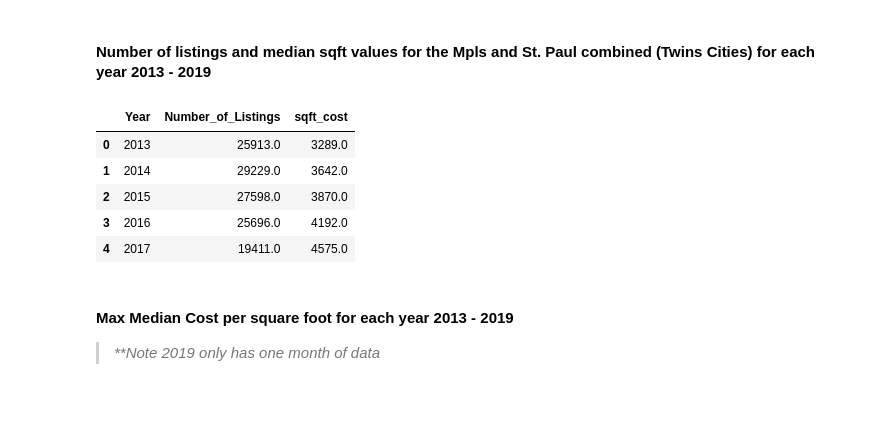
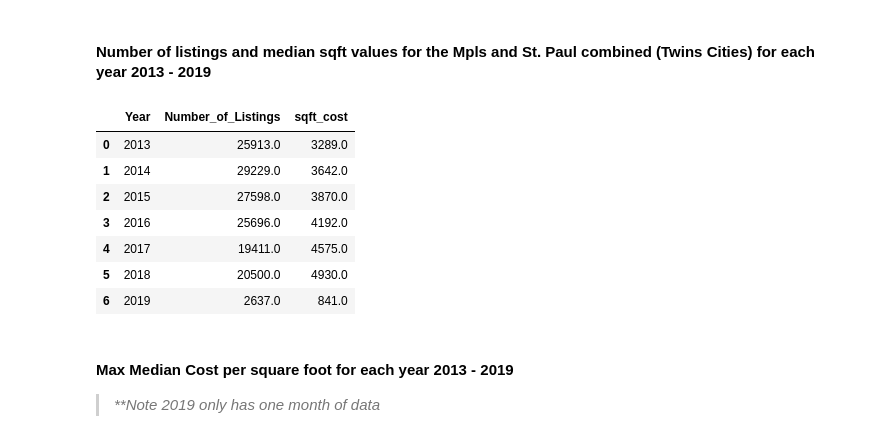
Before and after one commit to crieck/housing-using-zillow-ZHVI, a Jupyter notebook: housing_plots.ipynb, the cells around one changed output. Cells and saved outputs as stored; diff of their text form; code cells hidden in the pictures; blank space fills up the shorter version.

```diff
--- a/housing_plots.ipynb
+++ b/housing_plots.ipynb
@@ -80,14 +80,16 @@ listings_by_year = pd.DataFrame(listings_by_year)
 listings_by_year['sqft_cost'] = sqft_values
 listings_by_year= listings_by_year.reset_index()
 # %%
-listings_by_year.head()
+listings_by_year
 # %% [output]
 |  | Year | Number_of_Listings | sqft_cost |
 | 0 | 2013 | 25913.0 | 3289.0 |
 | 1 | 2014 | 29229.0 | 3642.0 |
 | 2 | 2015 | 27598.0 | 3870.0 |
 | 3 | 2016 | 25696.0 | 4192.0 |
 | 4 | 2017 | 19411.0 | 4575.0 |
+| 5 | 2018 | 20500.0 | 4930.0 |
+| 6 | 2019 | 2637.0 | 841.0 |
 # %% [markdown]
 #### Max Median Cost per square foot for each year 2013 - 2019
 >  _**Note 2019 only has one month of data_
```
Also changed, not shown: parts of 6 cells of this notebook.
